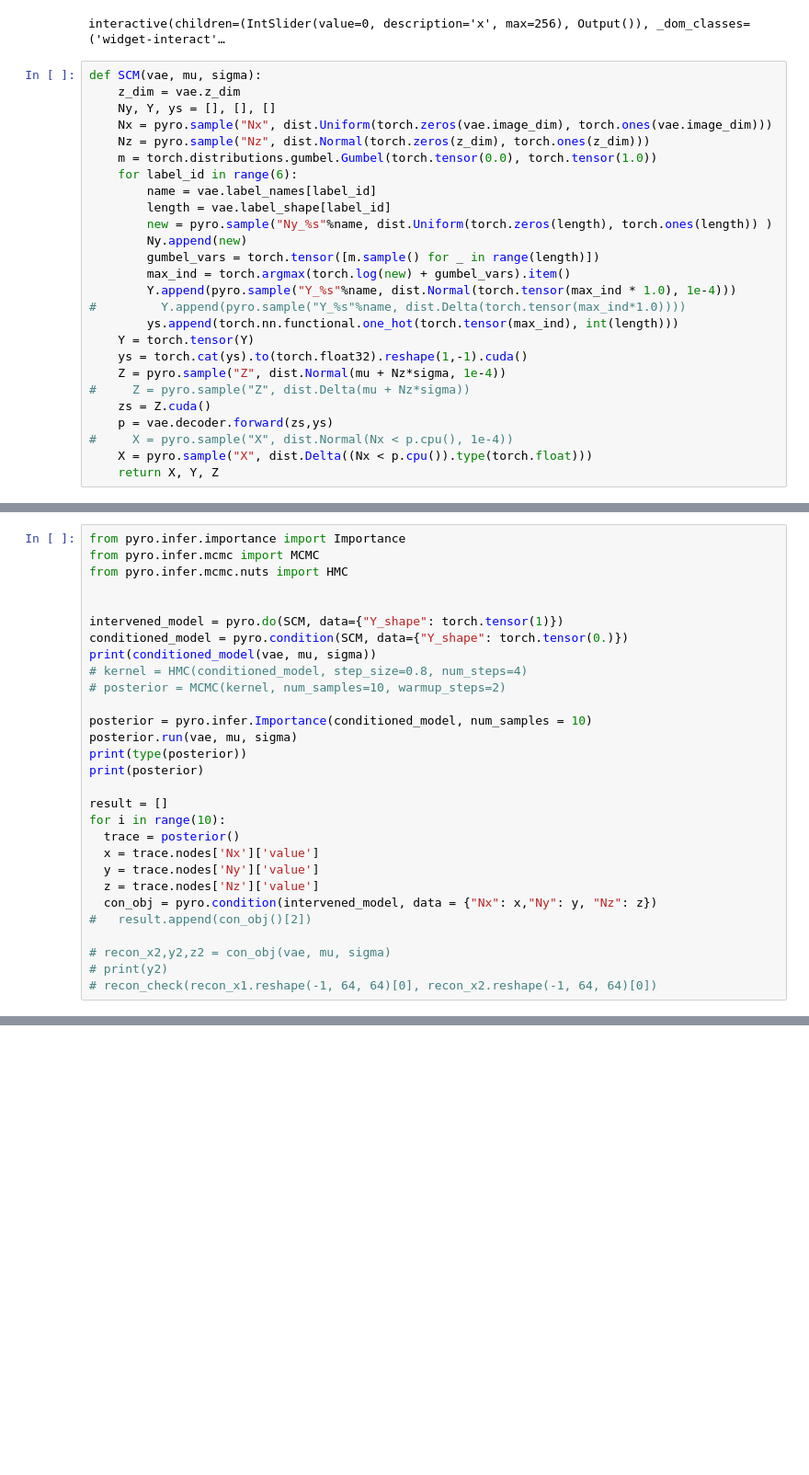
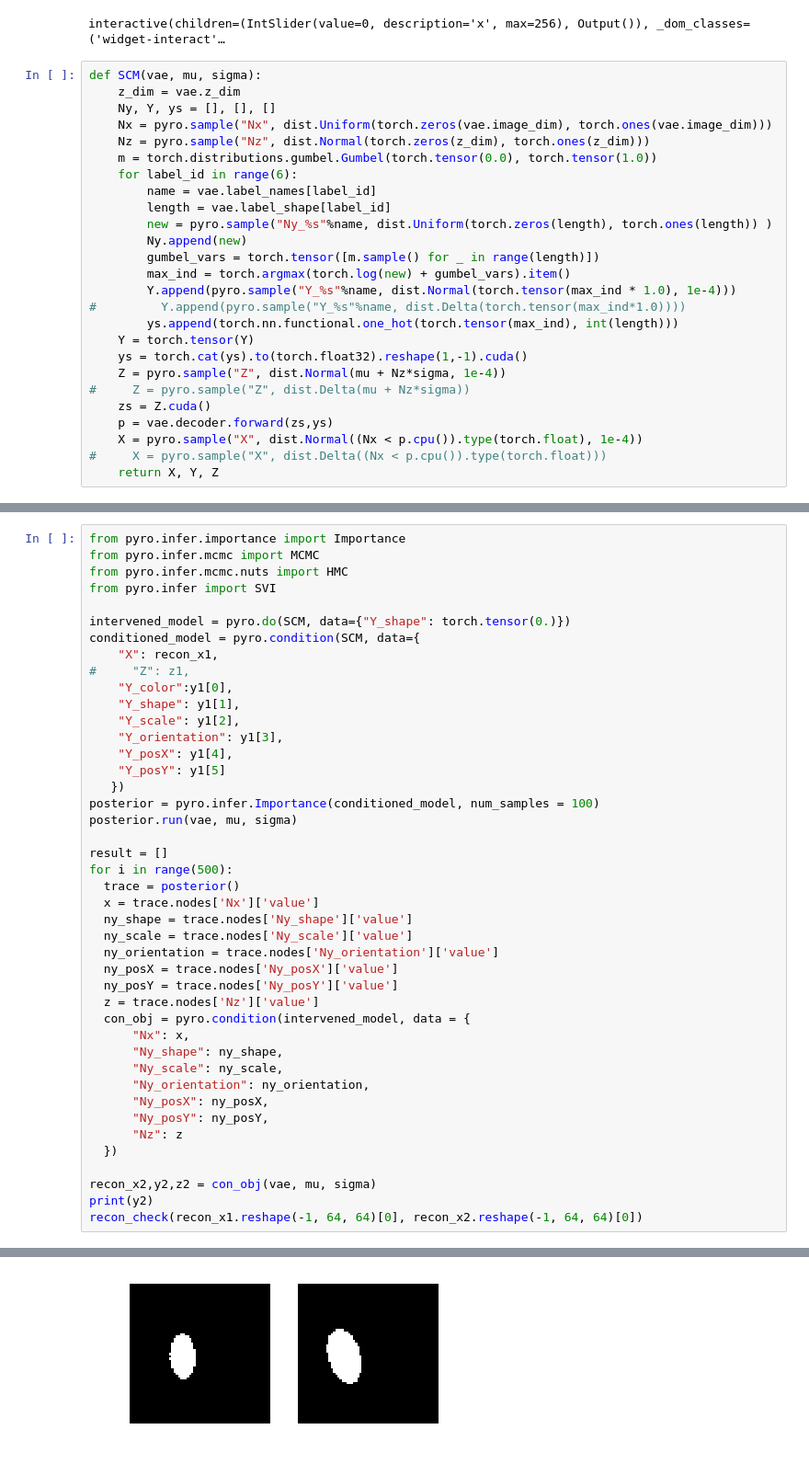
Before and after one commit to robertness/causalvae, a Jupyter notebook: causal_vae_dsprites.ipynb, the cells around one changed output, grey strips where cells are left out. Shown: that part at 92% size. Saved outputs shown, nothing was run; the diff lists cells and outputs as text; blank space fills up the shorter version.

```diff
--- a/causal_vae_dsprites.ipynb
+++ b/causal_vae_dsprites.ipynb
@@ -462,8 +462,8 @@ def SCM(vae, mu, sigma):
 #     Z = pyro.sample("Z", dist.Delta(mu + Nz*sigma))
     zs = Z.cuda()
     p = vae.decoder.forward(zs,ys)
-#     X = pyro.sample("X", dist.Normal(Nx < p.cpu(), 1e-4))
-    X = pyro.sample("X", dist.Delta((Nx < p.cpu()).type(torch.float)))
+    X = pyro.sample("X", dist.Normal((Nx < p.cpu()).type(torch.float), 1e-4))
+#     X = pyro.sample("X", dist.Delta((Nx < p.cpu()).type(torch.float)))
     return X, Y, Z
 # %%
 import warnings
@@ -497,29 +484,43 @@ tensor([[-3.8715e-01, -3.7234e-01, -6.7616e-01, -1.6949e-02,  3.5311e-01,
 from pyro.infer.importance import Importance
 from pyro.infer.mcmc import MCMC
 from pyro.infer.mcmc.nuts import HMC
+from pyro.infer import SVI
 
-
-intervened_model = pyro.do(SCM, data={"Y_shape": torch.tensor(1)})
-conditioned_model = pyro.condition(SCM, data={"Y_shape": torch.tensor(0.)})
-print(conditioned_model(vae, mu, sigma))
-# kernel = HMC(conditioned_model, step_size=0.8, num_steps=4)
-# posterior = MCMC(kernel, num_samples=10, warmup_steps=2)
-
-posterior = pyro.infer.Importance(conditioned_model, num_samples = 10)
+intervened_model = pyro.do(SCM, data={"Y_shape": torch.tensor(0.)})
+conditioned_model = pyro.condition(SCM, data={
+    "X": recon_x1,
+#     "Z": z1,
+    "Y_color":y1[0],
+    "Y_shape": y1[1],
+    "Y_scale": y1[2],
+    "Y_orientation": y1[3],
+    "Y_posX": y1[4],
+    "Y_posY": y1[5]
+   })
+posterior = pyro.infer.Importance(conditioned_model, num_samples = 100)
 posterior.run(vae, mu, sigma)
-print(type(posterior))
-print(posterior)
 
 result = []
-for i in range(10):
+for i in range(500):
   trace = posterior()
   x = trace.nodes['Nx']['value']
-  y = trace.nodes['Ny']['value']
+  ny_shape = trace.nodes['Ny_shape']['value']
+  ny_scale = trace.nodes['Ny_scale']['value']
+  ny_orientation = trace.nodes['Ny_orientation']['value']
+  ny_posX = trace.nodes['Ny_posX']['value']
+  ny_posY = trace.nodes['Ny_posY']['value']
   z = trace.nodes['Nz']['value']
-  con_obj = pyro.condition(intervened_model, data = {"Nx": x,"Ny": y, "Nz": z})
-#   result.append(con_obj()[2])
+  con_obj = pyro.condition(intervened_model, data = {
+      "Nx": x,
+      "Ny_shape": ny_shape,
+      "Ny_scale": ny_scale,
+      "Ny_orientation": ny_orientation,
+      "Ny_posX": ny_posX,
+      "Ny_posY": ny_posY,
+      "Nz": z
+  })
 
-# recon_x2,y2,z2 = con_obj(vae, mu, sigma)
-# print(y2)
-# recon_check(recon_x1.reshape(-1, 64, 64)[0], recon_x2.reshape(-1, 64, 64)[0])
+recon_x2,y2,z2 = con_obj(vae, mu, sigma)
+print(y2)
+recon_check(recon_x1.reshape(-1, 64, 64)[0], recon_x2.reshape(-1, 64, 64)[0])
 # %% [output]
@@ -535,0 +529 @@ RuntimeError: ignored
+[figure, added]
```
Also changed, not shown: parts of 4 cells of this notebook.
